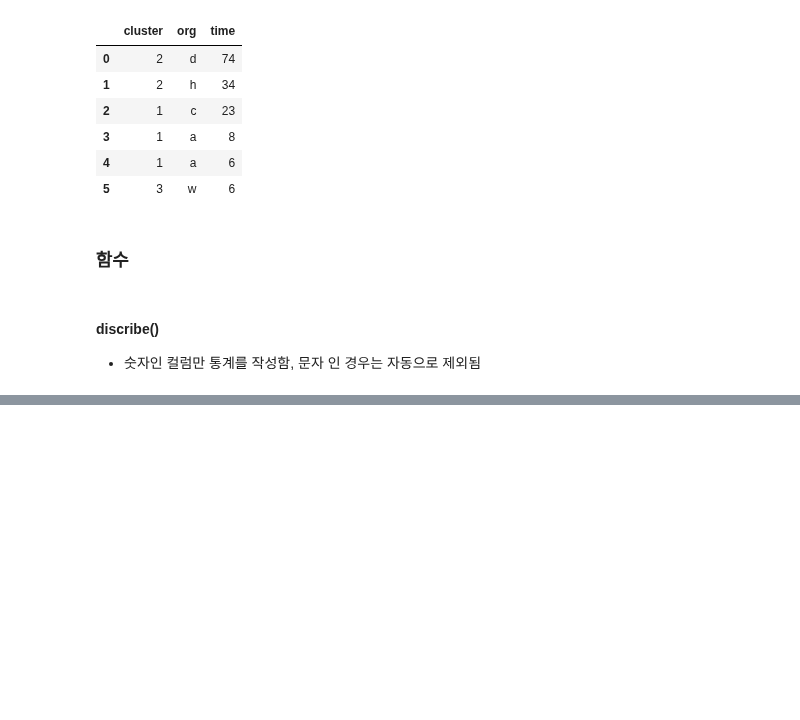
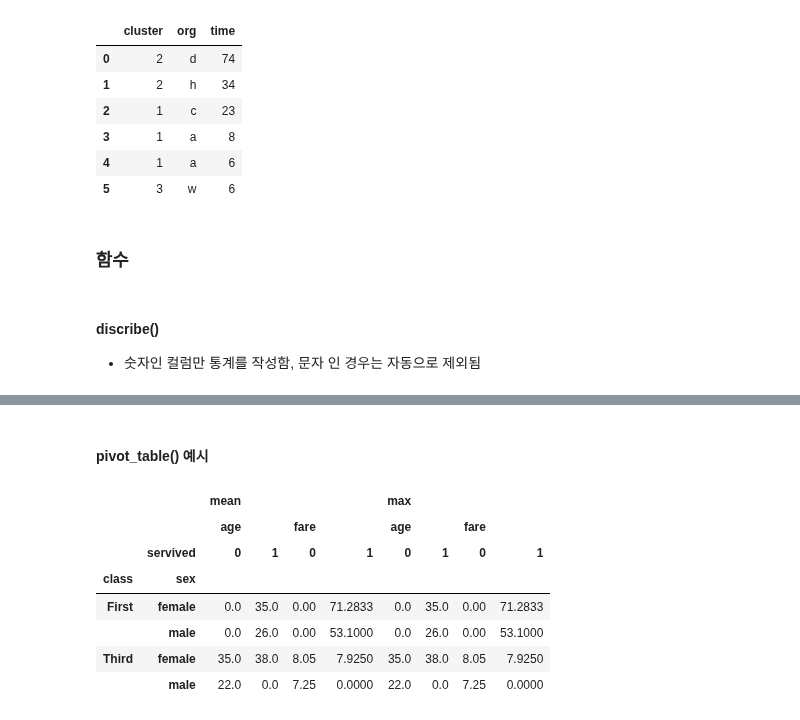
Before and after one commit to Junseon-Human/learn_python, a Jupyter notebook: 21_pandas.ipynb, the cells around one changed output, grey strips where cells are left out. Drawn from its saved outputs; the diff is of its cells as text; code cells hidden in the pictures; blank space fills up the shorter version.

```diff
--- a/21_pandas.ipynb
+++ b/21_pandas.ipynb
@@ -364,0 +807,30 @@ df.describe()
+# %% [markdown]
+#### pivot_table() 예시
+# %%
+import pandas as pd
+
+age = [22.0, 35.0, 38.0, 26.0, 35.0]
+sex = ["male", "female", "female", "male", "female"]
+fare = [7.2500, 71.2833, 7.9250, 53.1000, 8.0500]
+dclass = ["Third", "First", "Third", "First", "Third"]
+servived = [0, 1, 1, 1, 0]
+df = pd.DataFrame(
+    {"age": age, "sex": sex, "class": dclass, "fare": fare, "servived": servived}
+)
+
+new_df = df.pivot_table(
+    index=["class", "sex"],
+    columns="servived",
+    values=["age", "fare"],
+    aggfunc=["mean", "max"],
+)
+new_df.fillna(0)
+# %% [output]
+|  |  | mean |  |  |  | max |  |  |  |
+|  |  | age |  | fare |  | age |  | fare |  |
+|  | servived | 0 | 1 | 0 | 1 | 0 | 1 | 0 | 1 |
+| class | sex |  |  |  |  |  |  |  |  |
+| First | female | 0.0 | 35.0 | 0.00 | 71.2833 | 0.0 | 35.0 | 0.00 | 71.2833 |
+|  | male | 0.0 | 26.0 | 0.00 | 53.1000 | 0.0 | 26.0 | 0.00 | 53.1000 |
+| Third | female | 35.0 | 38.0 | 8.05 | 7.9250 | 35.0 | 38.0 | 8.05 | 7.9250 |
+|  | male | 22.0 | 0.0 | 7.25 | 0.0000 | 22.0 | 0.0 | 7.25 | 0.0000 |
```
Also changed, not shown: parts of 48 cells of this notebook.
